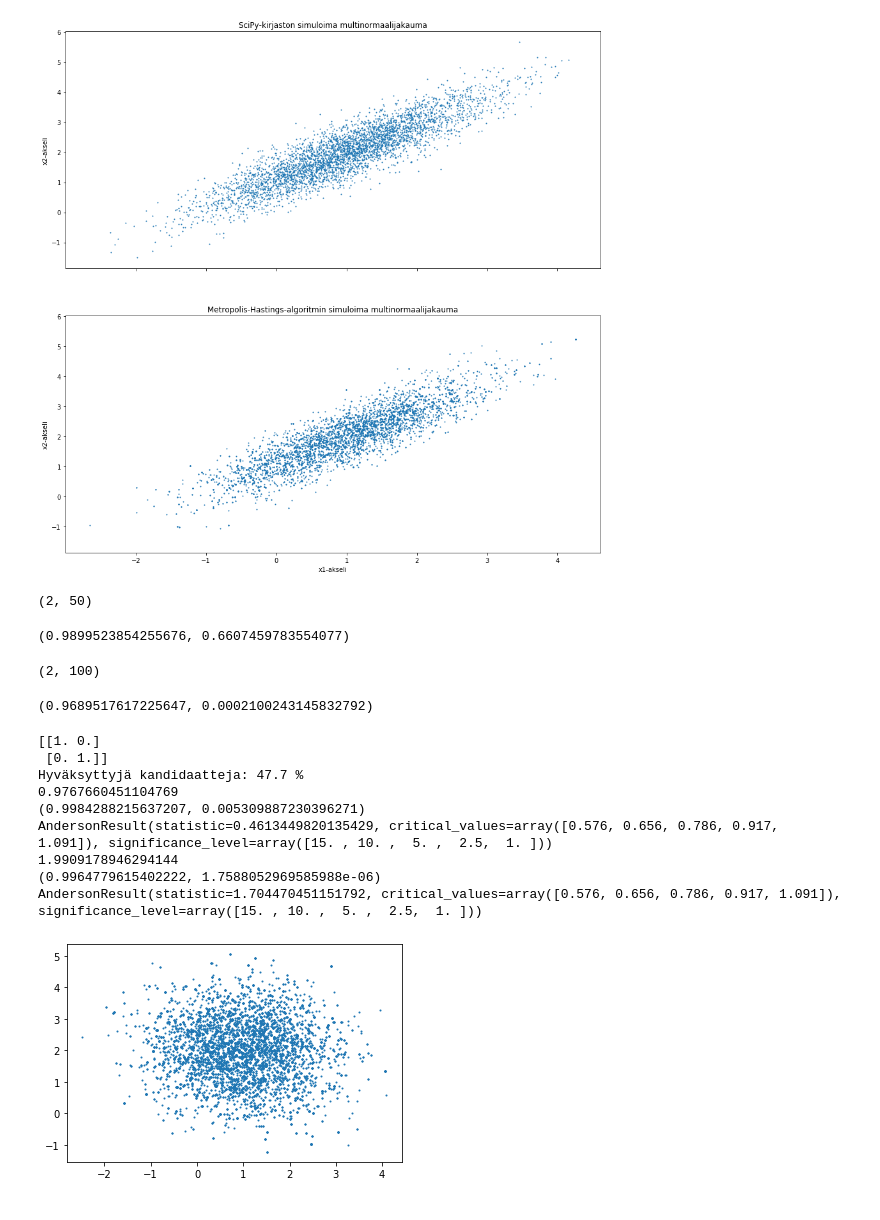
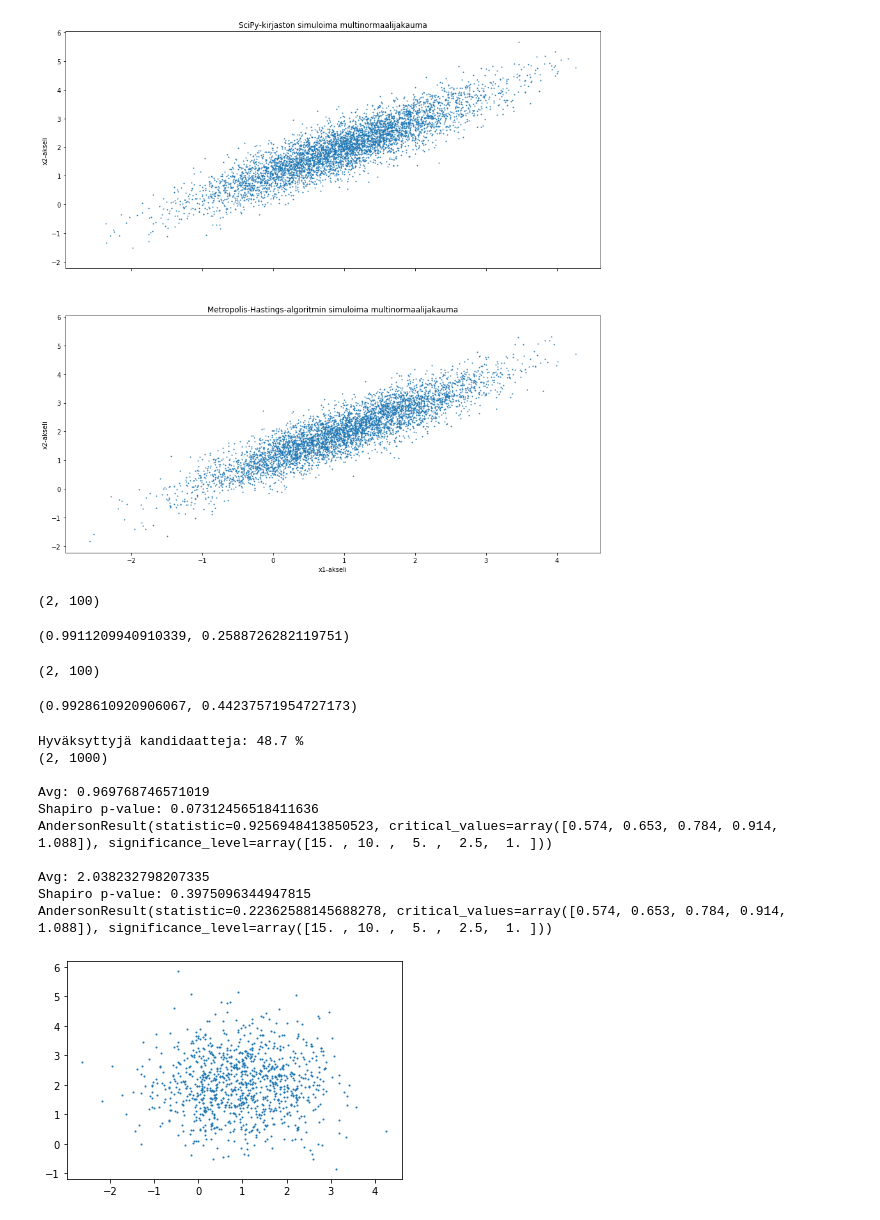
Before and after one commit to Jsos17/Monte_Carlo, a Jupyter notebook: MH_statistical_tests.ipynb, the cells around one changed output. Cells and saved outputs as stored; diff of their text form; code cells hidden in the pictures.

```diff
--- a/MH_statistical_tests.ipynb
+++ b/MH_statistical_tests.ipynb
@@ -56,7 +59,7 @@ fig.set_figwidth(15)
 ax[0].scatter(scipy_multinormal[0], scipy_multinormal[1], s=1)
 ax[0].set_title("SciPy-kirjaston simuloima multinormaalijakauma")
 
-ax[1].scatter(chain_without_burn_in[0,:], chain_without_burn_in[1,:], s=1)
+ax[1].scatter(chain_with_gaps[0,:], chain_with_gaps[1,:], s=1)
 ax[1].set_title("Metropolis-Hastings-algoritmin simuloima multinormaalijakauma")
 
 for axis in ax.flat:
@@ -65,54 +68,61 @@ for axis in ax.flat:
 
 plt.show()
 # %% [output]
-[figure, old version]
+[figure, new version]
 # %%
-scipy_multi = scipy_multinormal[:,:50]
+scipy_multi = scipy_multinormal[:,:100]
 print(scipy_multi.shape)
 stats.shapiro(scipy_multi)
 # %% [output]
-(2, 50)
+(2, 100)
-(0.9899523854255676, 0.6607459783554077)
+(0.9911209940910339, 0.2588726282119751)
 # %%
-without_burn_in = chain_without_burn_in[:,:100]
-print(without_burn_in.shape)
-stats.shapiro(without_burn_in)
+gaps = chain_with_gaps[:,:100]
+print(gaps.shape)
+stats.shapiro(gaps)
 # %% [output]
 (2, 100)
-(0.9689517617225647, 0.0002100243145832792)
+(0.9928610920906067, 0.44237571954727173)
 # %%
 mu = np.array([[1], [2]])
 sigma = np.array([[1.0, 0.0], [0.0, 1.0]])
-print(sigma)
+# print(sigma)
 sigma_inverse = np.linalg.inv(sigma)
 
 # Multinormaalijakauman tiheysfunktion logaritmi ilman normalisointivakioita
 logtarget = lambda x: -0.5 * np.transpose(x - mu) @ sigma_inverse @ (x - mu)
 # Autoregressive generating density
 proposal_density = lambda x: mu - (x - mu) + 1.9*RandomState().uniform(low=-1, high=1, size=2).reshape(2,1)
-chain = metropolis_hastings(RandomState(), np.array([[1.0], [2.0]]), 12000, logtarget, proposal_density)
-without = chain[:, 6000:]
+chain = metropolis_hastings(RandomState(), np.array([[1.0], [2.0]]), 20_000, logtarget, proposal_density)
+without = chain[:, 10_000:]
+gaps = without[:,::10]
+print(gaps.shape)
 
-# print(without[0, :100])
-print(np.average(without[0,:]))
-print(stats.shapiro(without[0,3000:]))
-print(stats.anderson(without[0,:], dist="norm"))
+print()
+# print(gaps[0, :])
+print(f"Avg: {np.average(gaps[0,:])}")
+_, p_value1 = stats.shapiro(gaps[0,:])
+print(f"Shapiro p-value: {p_value1}")
+print(stats.anderson(gaps[0,:], dist="norm"))
 
-#print(without[1, :100])
-print(np.average(without[1,:]))
-print(stats.shapiro(without[1,3000:]))
-print(stats.anderson(without[1,:], dist="norm"))
+print()
+#print(gaps[1, :])
+print(f"Avg: {np.average(gaps[1,:])}")
+_, p_value2 = stats.shapiro(gaps[1,:])
+print(f"Shapiro p-value: {p_value2}")
+print(stats.anderson(gaps[1,:], dist="norm"))
 
-plt.scatter(without[0], without[1], s=1)
+plt.scatter(gaps[0], gaps[1], s=1)
 plt.show()
 # %% [output]
-[[1. 0.]
- [0. 1.]]
-Hyväksyttyjä kandidaatteja: 47.7 %
-0.9767660451104769
-(0.9984288215637207, 0.005309887230396271)
-AndersonResult(statistic=0.4613449820135429, critical_values=array([0.576, 0.656, 0.786, 0.917, 1.091]), significance_level=array([15. , 10. ,  5. ,  2.5,  1. ]))
-1.9909178946294144
-(0.9964779615402222, 1.7588052969585988e-06)
-AndersonResult(statistic=1.704470451151792, critical_values=array([0.576, 0.656, 0.786, 0.917, 1.091]), significance_level=array([15. , 10. ,  5. ,  2.5,  1. ]))
+Hyväksyttyjä kandidaatteja: 48.7 %
+(2, 1000)
+
+Avg: 0.969768746571019
+Shapiro p-value: 0.07312456518411636
+AndersonResult(statistic=0.9256948413850523, critical_values=array([0.574, 0.653, 0.784, 0.914, 1.088]), significance_level=array([15. , 10. ,  5. ,  2.5,  1. ]))
+
+Avg: 2.038232798207335
+Shapiro p-value: 0.3975096344947815
+AndersonResult(statistic=0.22362588145688278, critical_values=array([0.574, 0.653, 0.784, 0.914, 1.088]), significance_level=array([15. , 10. ,  5. ,  2.5,  1. ]))
-[figure, old version]
+[figure, new version]
```
Also changed, not shown: parts of 2 cells of this notebook, 2 other files.
